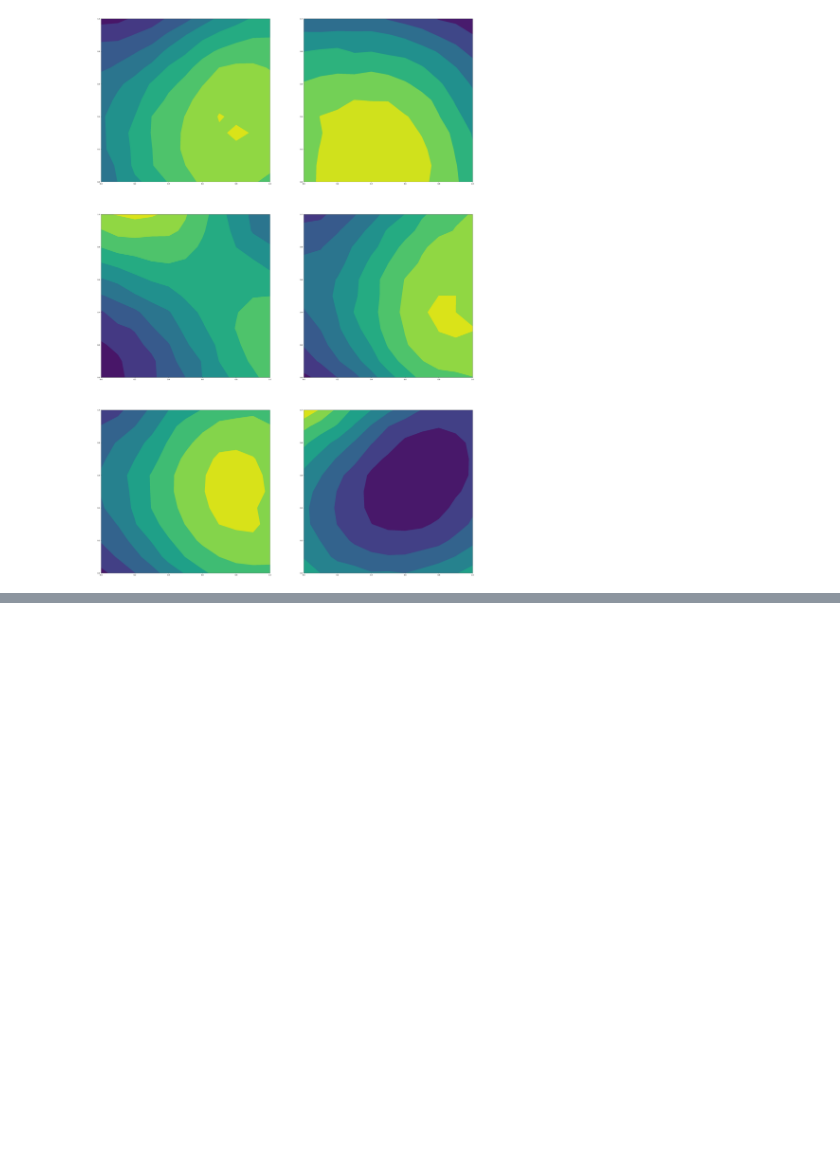
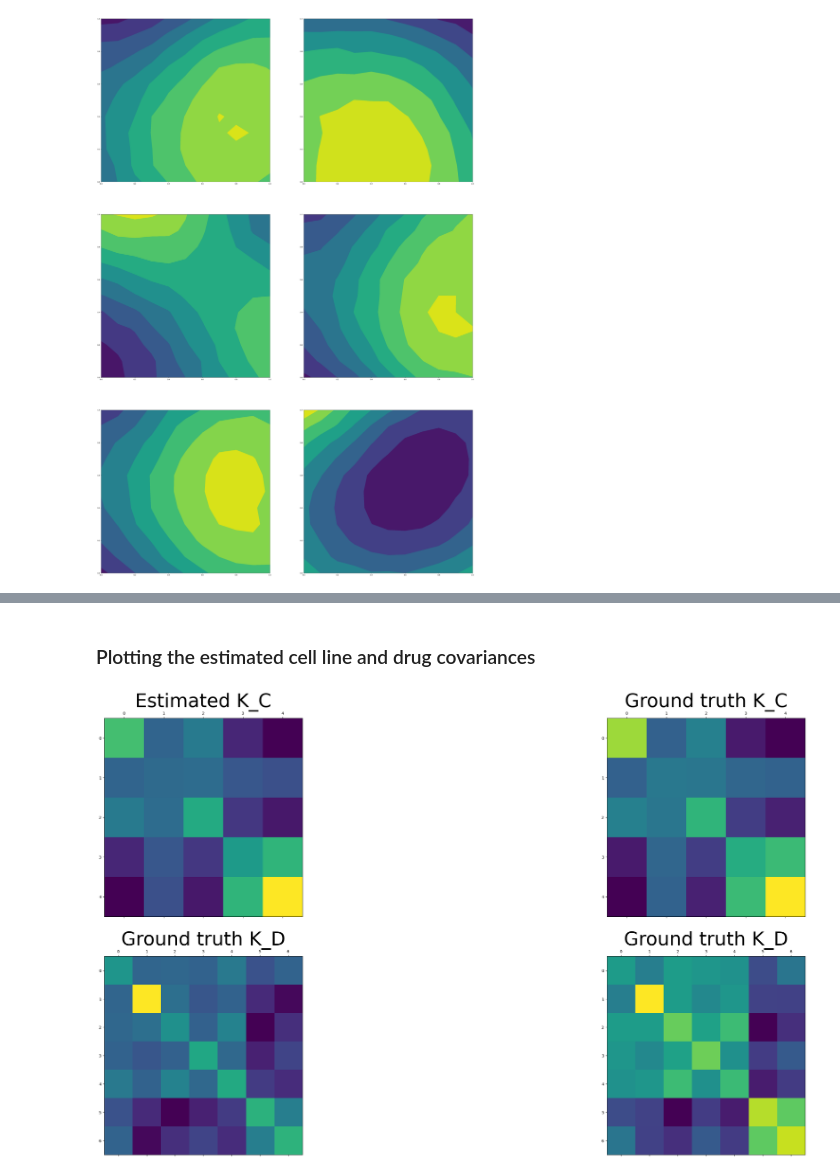
Before and after one commit to ltronneb/pimogp, a Jupyter notebook: notebooks/PIICM_implementation.ipynb, the cells around one changed output, grey strips where cells are left out. Saved outputs shown, nothing was run; the diff lists cells and outputs as text; code cells hidden in the pictures; blank space fills up the shorter version.

```diff
--- a/notebooks/PIICM_implementation.ipynb
+++ b/notebooks/PIICM_implementation.ipynb
@@ -399,0 +359,20 @@ None
+# %% [markdown]
+### Plotting the estimated cell line and drug covariances
+# %%
+fig, ((ax1, ax2), (ax3, ax4)) = plt.subplots(2,2,figsize=(42,20))
+cell_covar = model.covar_module.cellline_covar_module.covar_matrix.evaluate()
+drug_covar = model.covar_module.drugcombo_covar_module.covar_matrix.evaluate()
+ax1.matshow(cell_covar.detach().numpy())
+ax1.title.set_text("Estimated K_C")
+ax1.title.set_fontsize(48)
+ax2.matshow(K_C.detach().numpy())
+ax2.title.set_text("Ground truth K_C")
+ax2.title.set_fontsize(48)
+ax3.matshow(drug_covar.detach().numpy()[0:N_D,0:N_D])
+ax3.title.set_text("Ground truth K_D")
+ax3.title.set_fontsize(48)
+ax4.matshow(K_D.detach().numpy())
+ax4.title.set_text("Ground truth K_D")
+ax4.title.set_fontsize(48)
+# %% [output]
+[figure, added]
```
Also changed, not shown: parts of 4 cells of this notebook, 1 other file.
